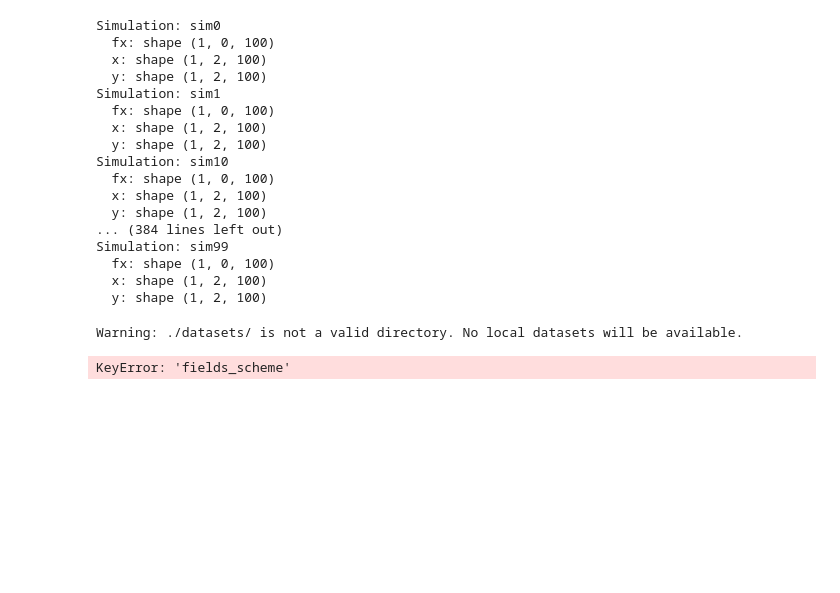
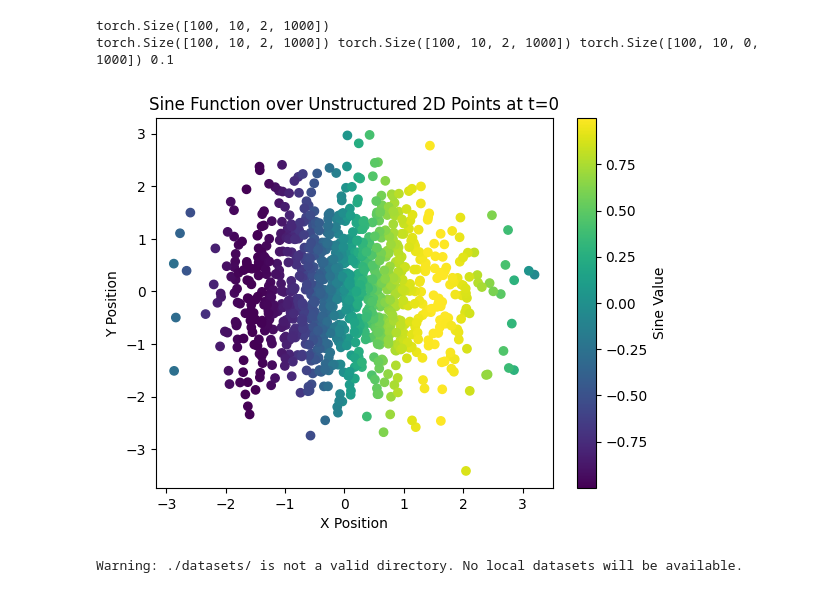
Before and after one commit to tum-pbs/pde-transformer, a Jupyter notebook: notebooks/example_unstructured_data.ipynb, the cells around one changed output. Cells and saved outputs as stored; diff of their text form; code cells hidden in the pictures; blank space fills up the shorter version.

Commit message:
Finish dataset preliminary using h5 file format

```diff
--- a/notebooks/example_unstructured_data.ipynb
+++ b/notebooks/example_unstructured_data.ipynb
@@ -40,47 +13,54 @@ sim4 <HDF5 dataset "sim4": shape (200, 1, 256, 256), type "<f4">
 # %%
 import torch
 
-def generateSineDatasets(N: int, P: int, D: int):
-    positions = torch.randn(N, 1, D, P)         # positions of points
-    targets = torch.sin(positions)              # sine of the positions as targets
-    features = torch.zeros(N, 1, 0, P)          # no additional features
-    return (positions, targets, features)
+def generateSineDatasets(N: int, T: int, D: int, P: int):
+    positions = torch.randn(N, 1, D, P).repeat(1, T, 1, 1)         # positions of points
+    timestep_influence = torch.arange(0, 1.0, 1.0/T).unsqueeze(0).unsqueeze(-1).unsqueeze(-1).repeat(N, 1, D, P)
+    print(timestep_influence.shape)
+    targets = torch.sin(positions+3*timestep_influence)              # sine of the positions as targets
+    features = torch.zeros(N, T, 0, P)          # no additional features
+    return (positions, targets, features, 1.0/T)
 
-x, y, fx = generateSineDatasets(100, 100, 2)
+x, y, fx, dt = generateSineDatasets(100, 10, 2, 1000)
+print(x.shape, y.shape, fx.shape, dt)
 
 with h5py.File(os.path.join(datadir, "test.hdf5"), "w") as new_dset:
     sims = new_dset.create_group("sims")
+    sims.attrs.update({
+        "PDE": "2D-Sine",
+        "Input Fields": [],
+        "Input Fields Scheme": "",
+        "Output Fields": ["sine_x", "sine_y"],
+        "Output Fields Scheme": "xy",
+        "Constants": ["Random1", "Random2"],
+        "Dt": dt
+    })
     for n in range(x.shape[0]):
         sim_group = sims.create_group(f"sim{n}")
         sim_group.create_dataset("x", data=x[n].numpy())
         sim_group.create_dataset("y", data=y[n].numpy())
         sim_group.create_dataset("fx", data=fx[n].numpy())
+        sim_group.attrs.update({
+            "Random1": float(torch.randn(1)),
+            "Random2": float(torch.randn(1))
+        })
+# %% [output]
+torch.Size([100, 10, 2, 1000])
+torch.Size([100, 10, 2, 1000]) torch.Size([100, 10, 2, 1000]) torch.Size([100, 10, 0, 1000]) 0.1
-# %%
-test_dset = h5py.File(os.path.join(datadir, "test.hdf5"), "r")
-
-for sim_key in test_dset["sims"].keys():
-    sim_group = test_dset["sims"][sim_key]
-    print(f"Simulation: {sim_key}")
-    for data_key in sim_group.keys():
-        print(f"  {data_key}: shape {sim_group[data_key].shape}")
-# %% [output]
-Simulation: sim0
-  fx: shape (1, 0, 100)
-  x: shape (1, 2, 100)
-  y: shape (1, 2, 100)
-Simulation: sim1
-  fx: shape (1, 0, 100)
-  x: shape (1, 2, 100)
-  y: shape (1, 2, 100)
-Simulation: sim10
-  fx: shape (1, 0, 100)
-  x: shape (1, 2, 100)
-  y: shape (1, 2, 100)
-... (384 lines left out)
-Simulation: sim99
-  fx: shape (1, 0, 100)
-  x: shape (1, 2, 100)
-  y: shape (1, 2, 100)
+# %%
+import matplotlib.pyplot as plt
+
+# Visualize one sample
+sample_idx = 0
+time_idx = 0
+plt.scatter(x[sample_idx, time_idx, 0].numpy(), x[sample_idx, time_idx, 1].numpy(), c=y[sample_idx, time_idx, 0].numpy())
+plt.colorbar(label='Sine Value')
+plt.title('Sine Function over Unstructured 2D Points at t=0')
+plt.xlabel('X Position')
+plt.ylabel('Y Position')
+plt.show()
+# %% [output]
+[figure, added]
 # %%
 %load_ext autoreload
 %autoreload 1
@@ -89,10 +73,2 @@ Simulation: sim99
 # %% [output]
 Warning: ./datasets/ is not a valid directory. No local datasets will be available.
-# %%
-from pdetransformer.data.pbdlu_dataloader.dataset import Dataset
-
-d = Dataset(
-    dset_name="/home/tobias/pde-transformer-idp/datasets/test"
-)
-# %% [output]
-KeyError: 'fields_scheme'
```
Also changed, not shown: parts of 5 cells of this notebook, 4 other files.
